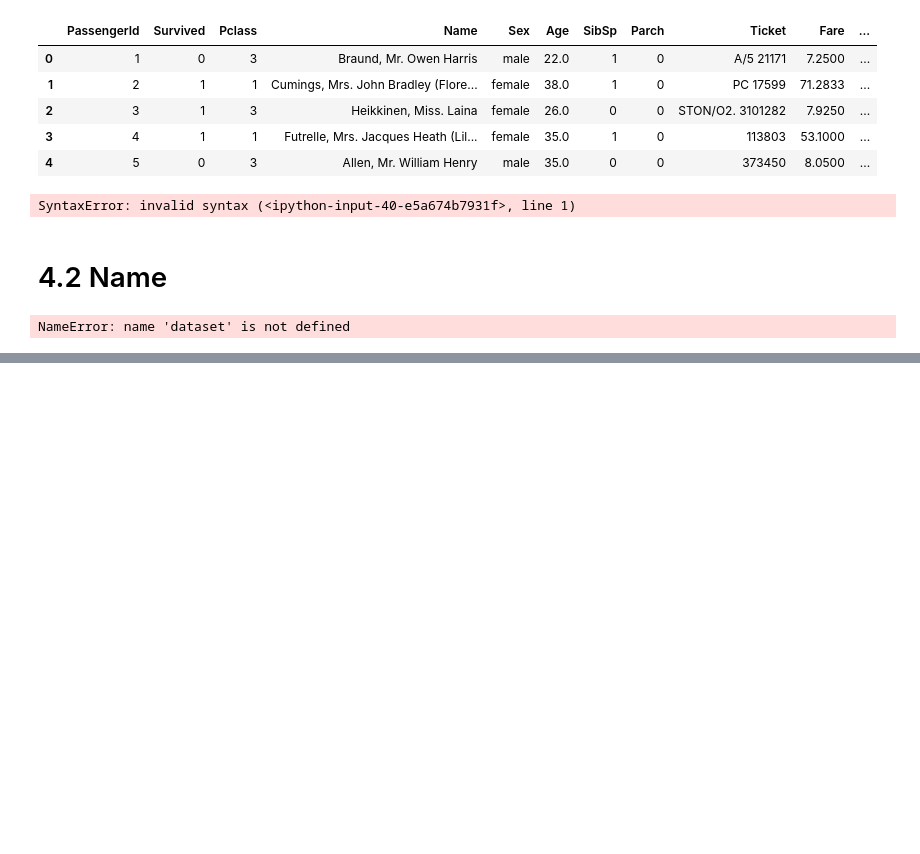
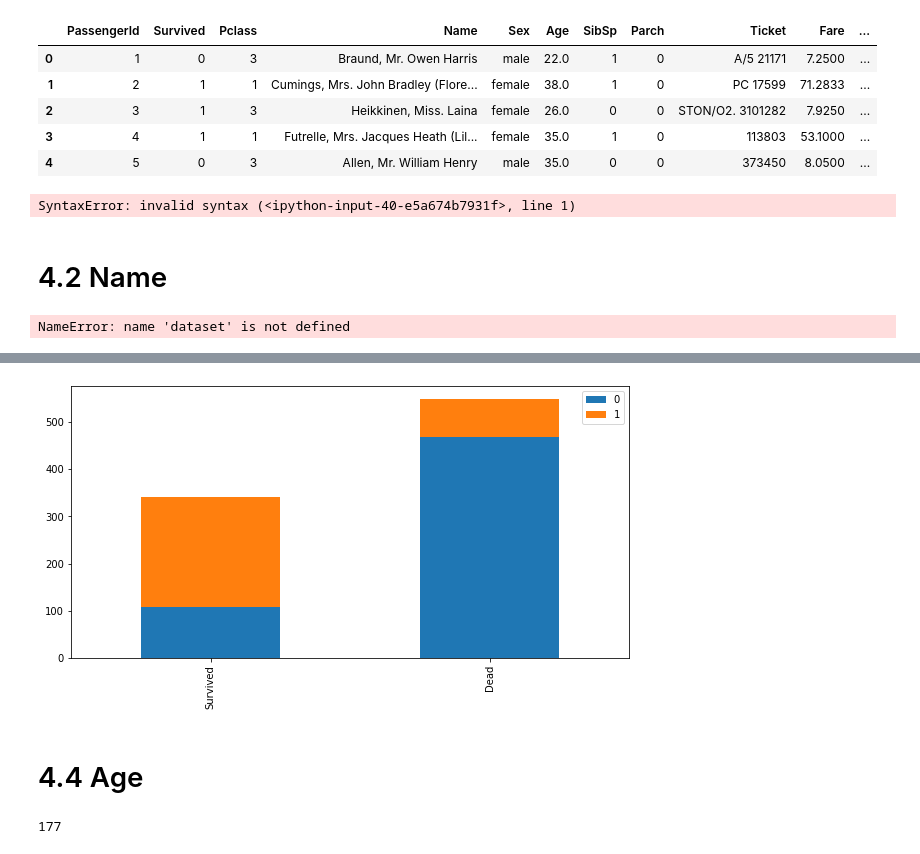
Before and after one commit to iamjinuk/bigman, a Jupyter notebook: 데이터 분석 연습 - 타이타닉.ipynb, the cells around one changed output, grey strips where cells are left out. Saved outputs shown, nothing was run; the diff lists cells and outputs as text; code cells hidden in the pictures; blank space fills up the shorter version.

```diff
--- a/데이터 분석 연습 - 타이타닉.ipynb
+++ b/데이터 분석 연습 - 타이타닉.ipynb
@@ -271,0 +332,10 @@ Name: Title, dtype: int64
+# %%
+bar_chart('Sex')
+# %% [output]
+[figure, added]
+# %% [markdown]
+# 4.4 Age
+# %%
+train['Age'].isnull().sum()
+# %% [output]
+177
```
Also changed, not shown: parts of 29 cells of this notebook.
